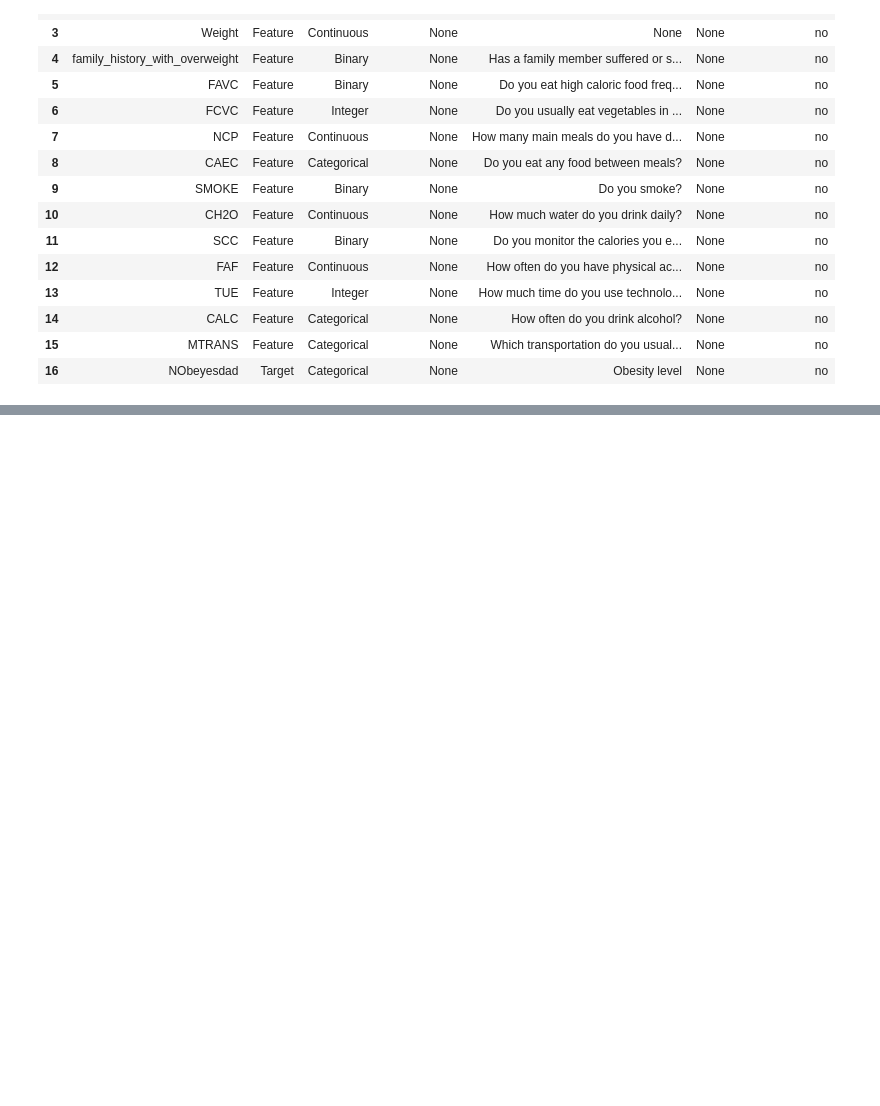
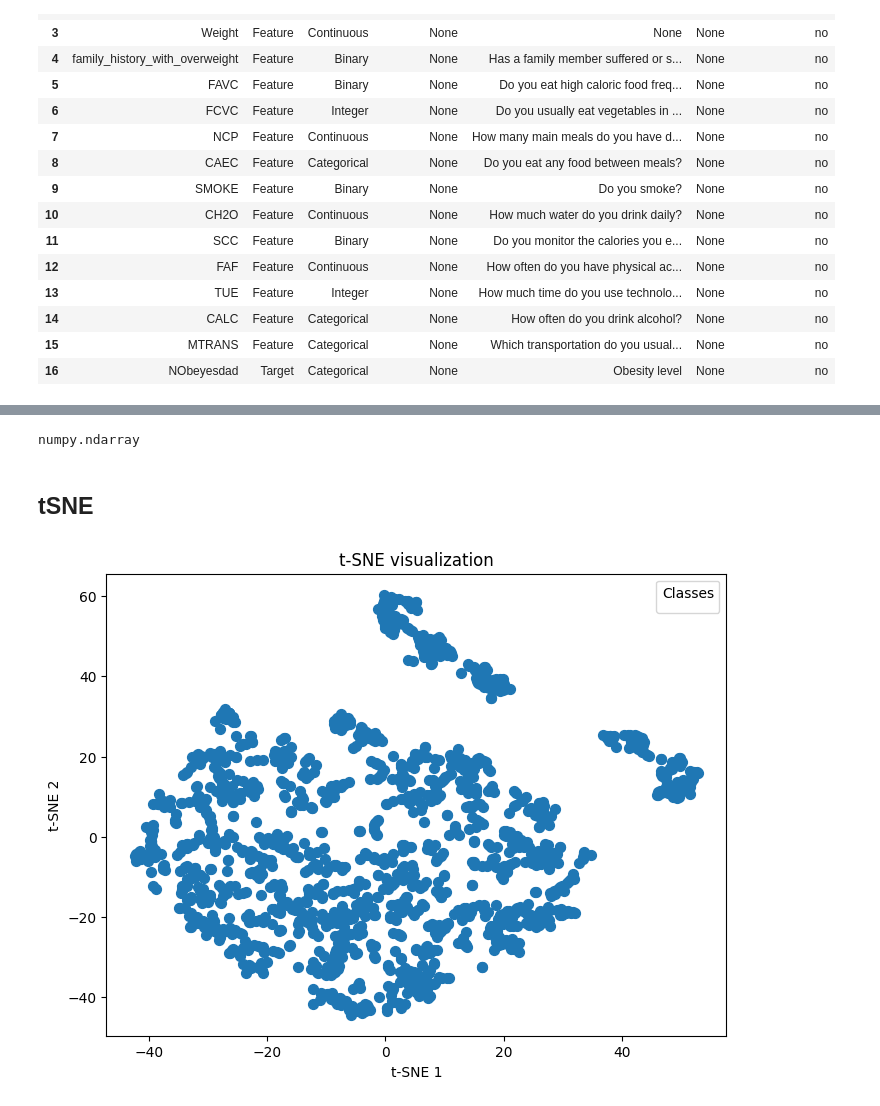
Before and after one commit to KrutikaPatil/dev, a Jupyter notebook: 2025/8_KMeansClustering.ipynb, the cells around one changed output, grey strips where cells are left out. Drawn from its saved outputs; the diff is of its cells as text; code cells hidden in the pictures; blank space fills up the shorter version.

```diff
--- a/2025/8_KMeansClustering.ipynb
+++ b/2025/8_KMeansClustering.ipynb
@@ -54,0 +359,11 @@ estimation_of_obesity_levels_based_on_eating_habits_and_physical_condition.varia
+# %%
+X_cat = pd.get_dummies(X,columns=['Gender','CAEC','CALC','MTRANS'],drop_first=True)
+yes_no_cols = ['family_history_with_overweight', 'FAVC', 'SMOKE', 'SCC']
+X_cat[yes_no_cols] = X_cat[yes_no_cols].replace({'yes': 1, 'no': 0})
+bool_cols = X_cat.select_dtypes(include='bool').columns
+X_cat[bool_cols] = X_cat[bool_cols].astype(int)
+# list othre continuous columns that might need scaling
+
+cols_to_scale = ['Age','Weight','Height','FCVC','NCP','CH2O','FAF','TUE']
+
+X_cat.describe()
@@ -54,0 +381,7 @@ estimation_of_obesity_levels_based_on_eating_habits_and_physical_condition.varia
+# %%
+# Devide X_cat into train, test.
+from sklearn.preprocessing import StandardScaler
+
+X_train, X_test, y_train, y_test = train_test_split(
+    X_cat, y, test_size=0.2, random_state=42, stratify=y
+)
@@ -54,0 +402,12 @@ estimation_of_obesity_levels_based_on_eating_habits_and_physical_condition.varia
+# %%
+# 1️⃣ Copy the DataFrame (optional)
+X_train_scaled = X_train.copy()
+
+# 2️⃣ Apply StandardScaler
+scaler = StandardScaler()
+X_train_scaled[cols_to_scale] = scaler.fit_transform(X_train_scaled[cols_to_scale])
+
+# 3️⃣ Convert whole DataFrame to NumPy array
+X_train_scaled_array = X_train_scaled.values
+
+print("Scaled DataFrame as array:\n", X_train_scaled_array)
@@ -54,0 +433,6 @@ estimation_of_obesity_levels_based_on_eating_habits_and_physical_condition.varia
+# %%
+type((X_test_scaled_array))
+# %% [output]
+numpy.ndarray
+# %% [markdown]
+## tSNE
@@ -54,0 +443,15 @@ estimation_of_obesity_levels_based_on_eating_habits_and_physical_condition.varia
+# %%
+tsne = TSNE(n_components=2, random_state=42)
+X_tsne = tsne.fit_transform(X_train_scaled_array)  # shape -> (n_samples, 2)
+# %%
+plt.figure(figsize=(8,6))
+scatter = plt.scatter(X_tsne[:,0], X_tsne[:,1], cmap='viridis', s=50)
+plt.xlabel("t-SNE 1")
+plt.ylabel("t-SNE 2")
+plt.title("t-SNE visualization")
+
+# Add legend if you have labels
+plt.legend(*scatter.legend_elements(), title="Classes")
+plt.show()
+# %% [output]
+[figure, added]
```
Also changed, not shown: parts of 43 cells of this notebook, 1 other file.
